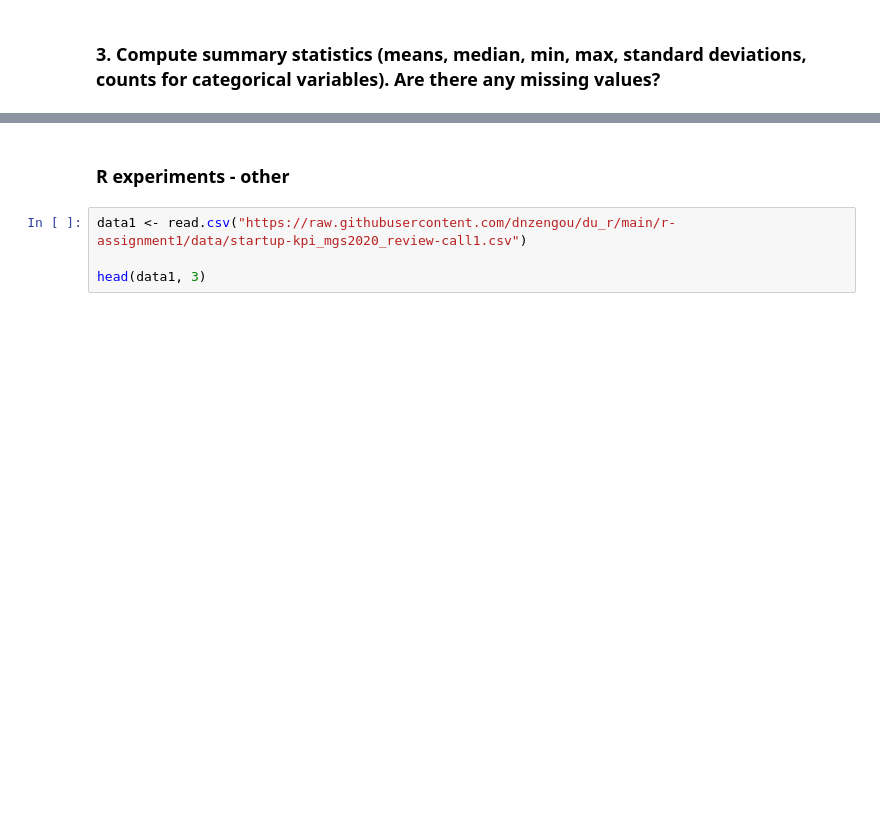
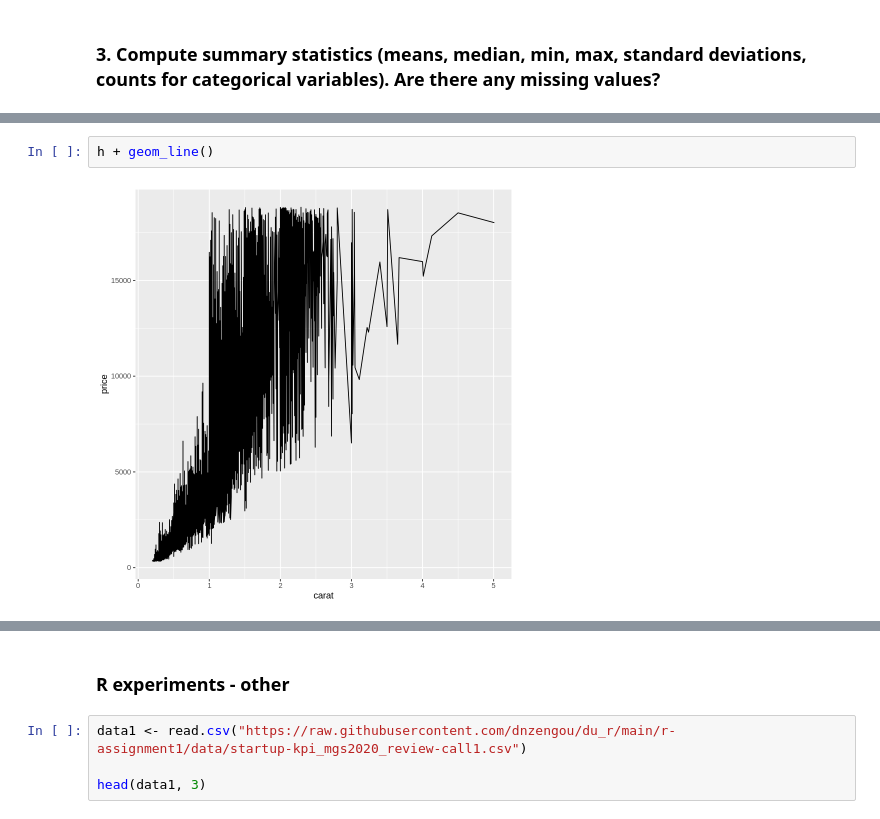
Before and after one commit to dnzengou/du_r, a Jupyter notebook: r-experiments/r_experiements_R.ipynb, the cells around one changed output, grey strips where cells are left out. Saved outputs shown, nothing was run; the diff lists cells and outputs as text; blank space fills up the shorter version.

```diff
--- a/r-experiments/r_experiements_R.ipynb
+++ b/r-experiments/r_experiements_R.ipynb
@@ -140,0 +155,4 @@ A psych: 10 × 13
+# %%
+h + geom_line()
+# %% [output]
+[figure, added]
```
Also changed, not shown: parts of 33 cells of this notebook, 4 other files.
